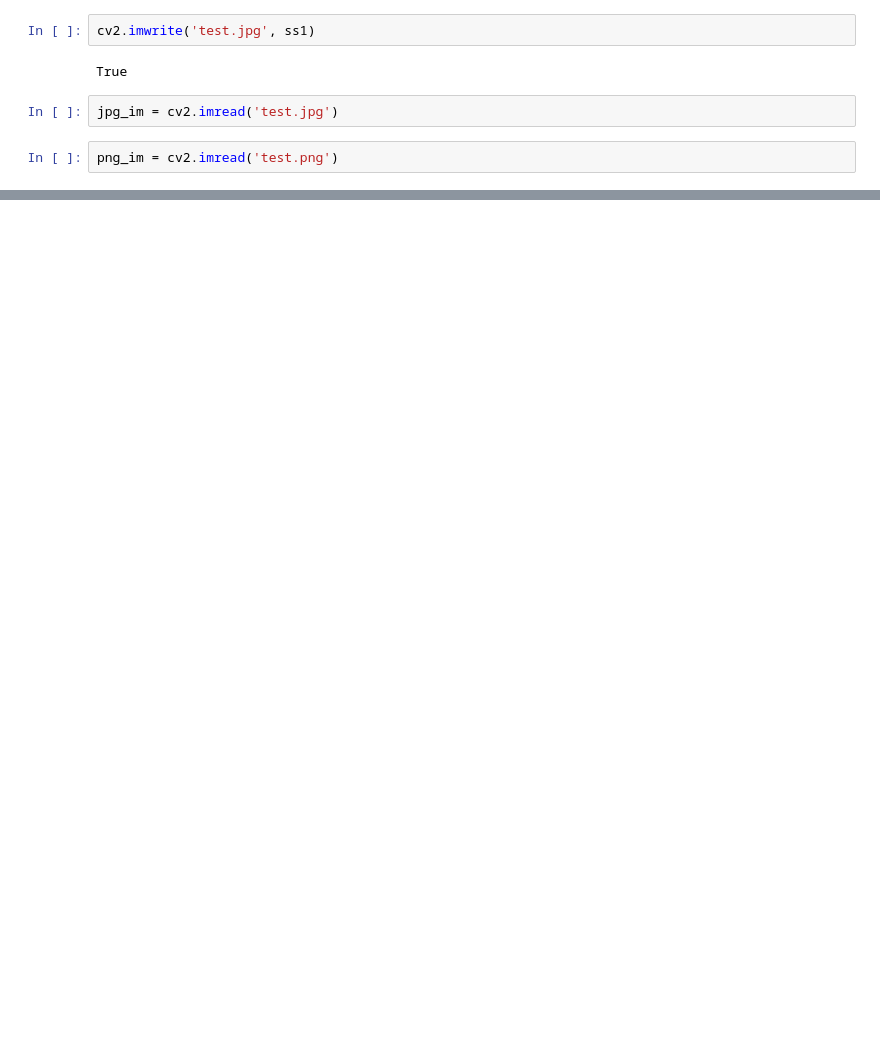
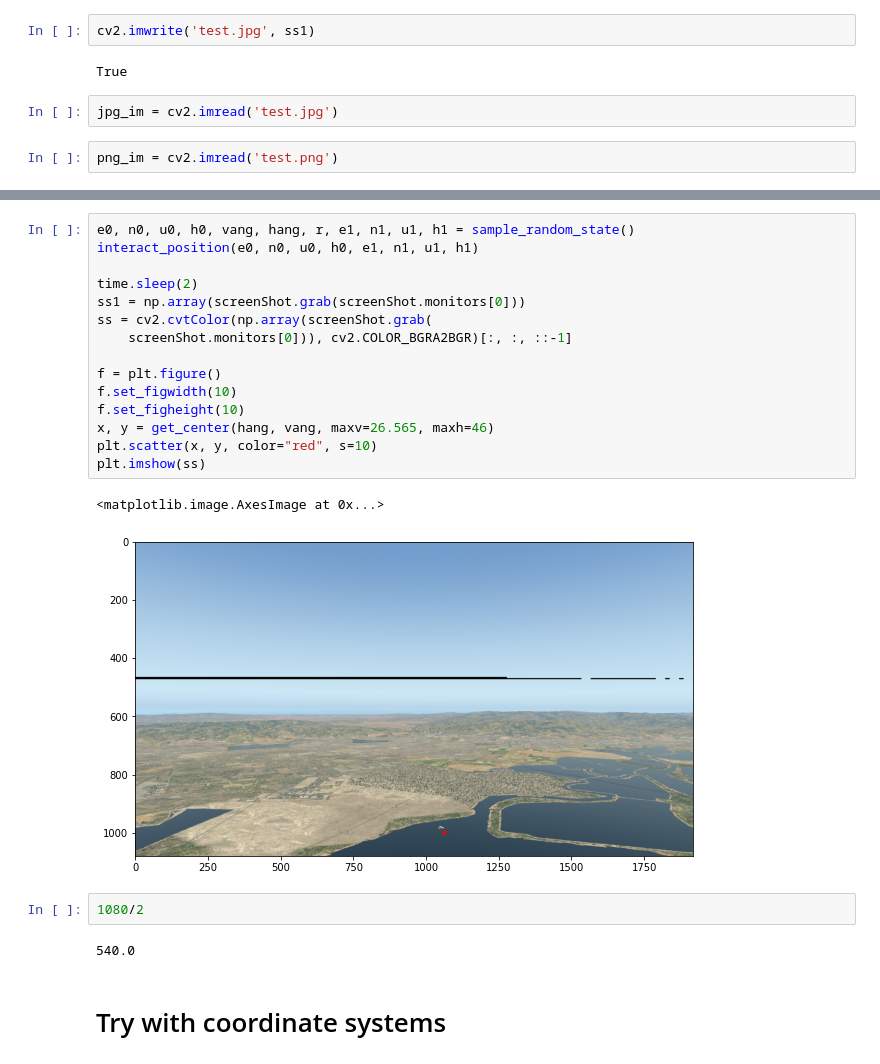
Before and after one commit to sisl/RiskDrivenPerception, a Jupyter notebook: collision_avoidance/data_generation/test_data.ipynb, the cells around one changed output, grey strips where cells are left out. Drawn from its saved outputs; the diff is of its cells as text; blank space fills up the shorter version.

```diff
--- a/collision_avoidance/data_generation/test_data.ipynb
+++ b/collision_avoidance/data_generation/test_data.ipynb
@@ -115,0 +134,24 @@ png_im = cv2.imread('test.png')
+# %%
+e0, n0, u0, h0, vang, hang, r, e1, n1, u1, h1 = sample_random_state()
+interact_position(e0, n0, u0, h0, e1, n1, u1, h1)
+
+time.sleep(2)
+ss1 = np.array(screenShot.grab(screenShot.monitors[0]))
+ss = cv2.cvtColor(np.array(screenShot.grab(
+    screenShot.monitors[0])), cv2.COLOR_BGRA2BGR)[:, :, ::-1]
+
+f = plt.figure()
+f.set_figwidth(10)
+f.set_figheight(10)
+x, y = get_center(hang, vang, maxv=26.565, maxh=46)
+plt.scatter(x, y, color="red", s=10)
+plt.imshow(ss)
+# %% [output]
+<matplotlib.image.AxesImage at 0x...>
+[figure, added]
+# %%
+1080/2
+# %% [output]
+540.0
+# %% [markdown]
+# Try with coordinate systems
```
Also changed, not shown: parts of 16 cells of this notebook, 2 other files.
